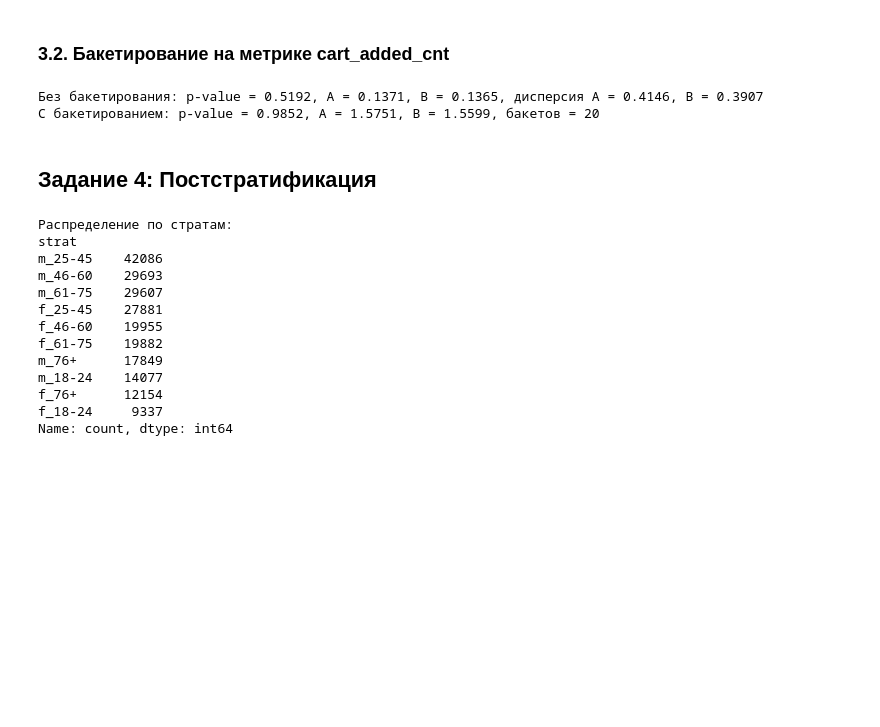
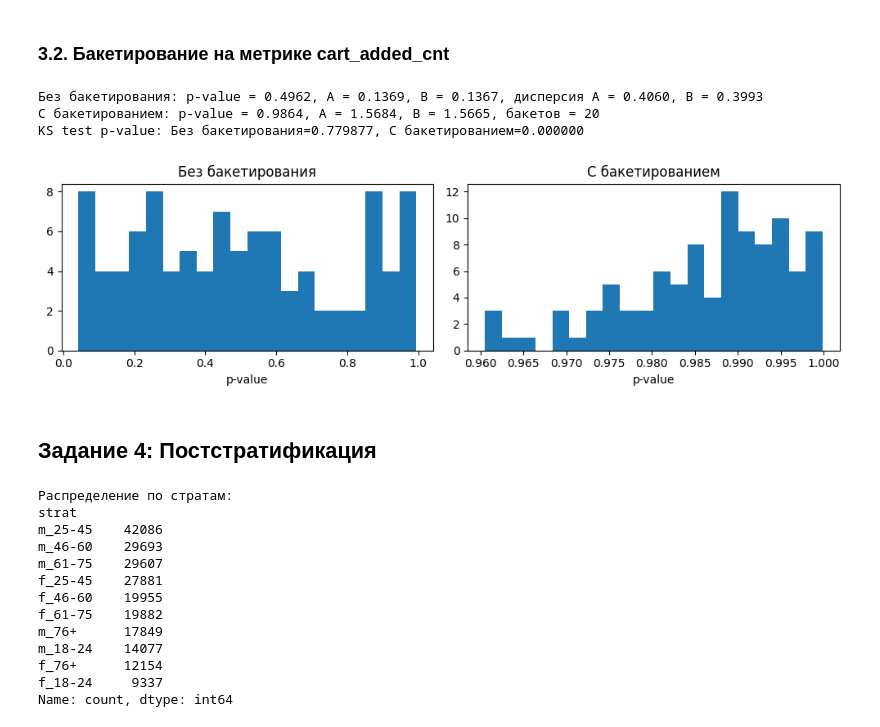
Before and after one commit to LeftGoga/AB, a Jupyter notebook: AB_ITMO_HomeWork2.ipynb, the cells around one changed output. Drawn from its saved outputs; the diff is of its cells as text; code cells hidden in the pictures; blank space fills up the shorter version.

```diff
--- a/AB_ITMO_HomeWork2.ipynb
+++ b/AB_ITMO_HomeWork2.ipynb
@@ -417,35 +488,58 @@ means_b_bucket = []
 shop_base_cart = shop_metrics_new[['user_id', 'cart_added_cnt']].copy()
 for i in tqdm(range(100), desc="Bucketing cart_added_cnt"):
     new_group = groups_splitter(shop_base_cart.copy(), user_salt=salt_generator())
     new_df_cart = pd.merge(shop_base_cart, new_group, on='user_id', how='left')
     metric_a_new = new_df_cart[new_df_cart['group'] == 'A']['cart_added_cnt']
     metric_b_new = new_df_cart[new_df_cart['group'] == 'B']['cart_added_cnt']
     t_no_bucket = stats.ttest_ind(metric_a_new, metric_b_new)
     pvalues_no_bucket_cart.append(t_no_bucket.pvalue)
     means_a_no_bucket.append(metric_a_new.mean())
     means_b_no_bucket.append(metric_b_new.mean())
     vars_a_no_bucket.append(metric_a_new.var())
     vars_b_no_bucket.append(metric_b_new.var())
     bucketed_new = bucket_metric(new_df_cart, 'cart_added_cnt', n_buckets=20, method='quantile')
     t_bucket = ttest_bucketed(bucketed_new)
     pvalues_bucket_cart.append(t_bucket.pvalue)
     means_a_bucket.append(bucketed_new[bucketed_new['group'] == 'A']['metric_mean'].mean())
     means_b_bucket.append(bucketed_new[bucketed_new['group'] == 'B']['metric_mean'].mean())
 
 t_test_no_bucket_cart = np.mean(pvalues_no_bucket_cart)
 t_test_bucket_cart = np.mean(pvalues_bucket_cart)
 mean_a_cart = np.mean(means_a_no_bucket)
 mean_b_cart = np.mean(means_b_no_bucket)
 var_a_cart = np.mean(vars_a_no_bucket)
 var_b_cart = np.mean(vars_b_no_bucket)
 mean_a_b_cart = np.mean(means_a_bucket)
 mean_b_b_cart = np.mean(means_b_bucket)
 
+ks_no_bucket_cart = stats.kstest(pvalues_no_bucket_cart, 'uniform')
+ks_bucket_cart = stats.kstest(pvalues_bucket_cart, 'uniform')
+
 print(f"Без бакетирования: p-value = {t_test_no_bucket_cart:.4f}, A = {mean_a_cart:.4f}, B = {mean_b_cart:.4f}, дисперсия A = {var_a_cart:.4f}, B = {var_b_cart:.4f}")
 print(f"С бакетированием: p-value = {t_test_bucket_cart:.4f}, A = {mean_a_b_cart:.4f}, B = {mean_b_b_cart:.4f}, бакетов = 20")
+print(f"KS test p-value: Без бакетирования={ks_no_bucket_cart.pvalue:.6f}, С бакетированием={ks_bucket_cart.pvalue:.6f}")
+
+plt.figure(figsize=(10, 3))
+plt.subplot(1, 2, 1)
+plt.hist(pvalues_no_bucket_cart, bins=20)
+plt.title('Без бакетирования')
+plt.xlabel('p-value')
+
+plt.subplot(1, 2, 2)
+plt.hist(pvalues_bucket_cart, bins=20)
+plt.title('С бакетированием')
+plt.xlabel('p-value')
+
+plt.tight_layout()
+plt.show()
+
+print(f"Без бакетирования: KS p-value={ks_no_bucket_cart.pvalue:.4f} - {'Равномерное распределение (тест корректен)' if ks_no_bucket_cart.pvalue > 0.05 else 'Неравномерное распределение (тест некорректен)'}")
+print(f"С бакетированием: KS p-value={ks_bucket_cart.pvalue:.4f} - {'Равномерное распределение (тест корректен)' if ks_bucket_cart.pvalue > 0.05 else 'Неравномерное распределение (тест некорректен)'}")
 # %% [output]
-Без бакетирования: p-value = 0.5192, A = 0.1371, B = 0.1365, дисперсия A = 0.4146, B = 0.3907
-С бакетированием: p-value = 0.9852, A = 1.5751, B = 1.5599, бакетов = 20
+Без бакетирования: p-value = 0.4962, A = 0.1369, B = 0.1367, дисперсия A = 0.4060, B = 0.3993
+С бакетированием: p-value = 0.9864, A = 1.5684, B = 1.5665, бакетов = 20
+KS test p-value: Без бакетирования=0.779877, С бакетированием=0.000000
+[figure, added]
 # %% [markdown]
 ## Задание 4: Постстратификация
 # %%
```
Also changed, not shown: parts of 5 cells of this notebook.
